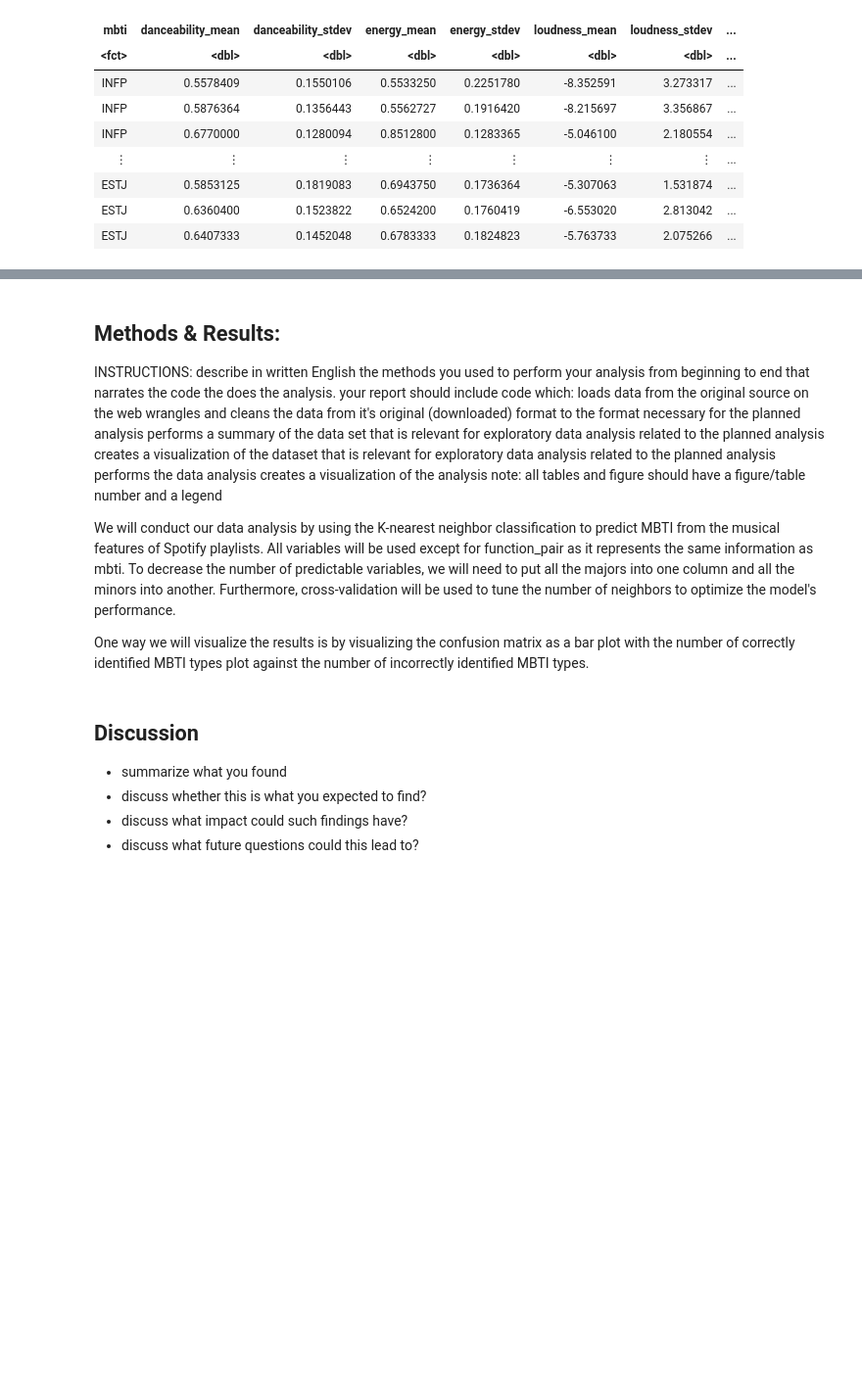
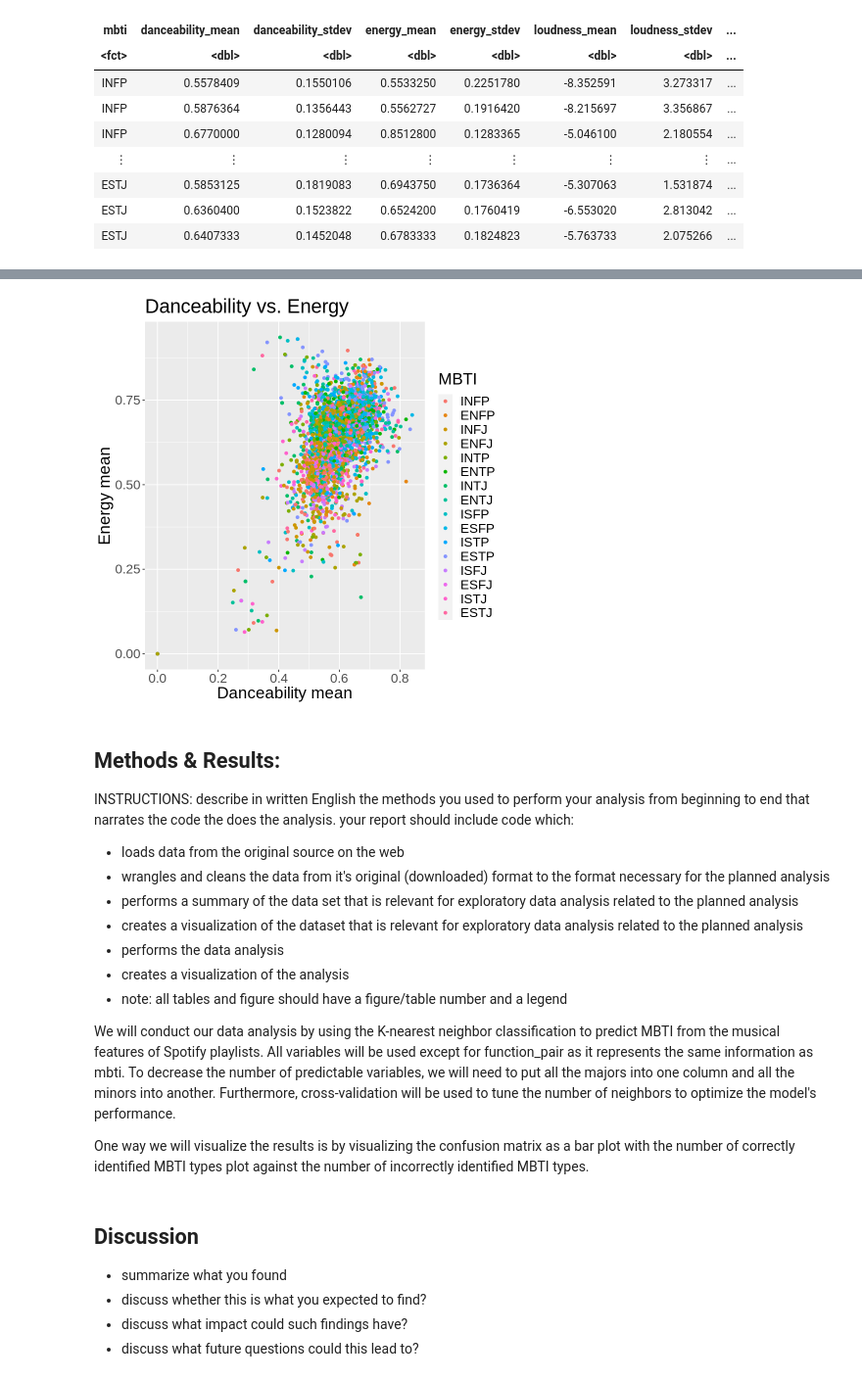
Before and after one commit to ccliang4/dsci-100-2022w1-sec-005-group-28, a Jupyter notebook: Group Project Report.ipynb, the cells around one changed output, grey strips where cells are left out. Shown at 98% size. Drawn from its saved outputs; the diff is of its cells as text; code cells hidden in the pictures; blank space fills up the shorter version.

```diff
--- a/Group Project Report.ipynb
+++ b/Group Project Report.ipynb
@@ -92,16 +191,31 @@ spotify_mbti_test <- testing(spotify_split)
+# %%
+# Plot danceability vs energy
+danceability_energy_mean <- spotify_mbti_train |>
+    ggplot(aes(x = danceability_mean,
+               y = energy_mean,
+               colour = mbti)) +
+    geom_point() +
+    labs(x = "Danceability mean",
+             y = "Energy mean",
+            colour = 'MBTI') +
+    ggtitle("Danceability vs. Energy") +
+    theme(text = element_text(size = 20))
+danceability_energy_mean
+# %% [output]
+[figure, added]
 # %% [markdown]
 ## Methods & Results:
 
 INSTRUCTIONS:
 describe in written English the methods you used to perform your analysis from beginning to end that narrates the code the does the analysis.
 your report should include code which:
-loads data from the original source on the web
-wrangles and cleans the data from it's original (downloaded) format to the format necessary for the planned analysis
-performs a summary of the data set that is relevant for exploratory data analysis related to the planned analysis
-creates a visualization of the dataset that is relevant for exploratory data analysis related to the planned analysis
-performs the data analysis
-creates a visualization of the analysis
-note: all tables and figure should have a figure/table number and a legend
+* loads data from the original source on the web
+* wrangles and cleans the data from it's original (downloaded) format to the format necessary for the planned analysis
+* performs a summary of the data set that is relevant for exploratory data analysis related to the planned analysis
+* creates a visualization of the dataset that is relevant for exploratory data analysis related to the planned analysis
+* performs the data analysis
+* creates a visualization of the analysis
+* note: all tables and figure should have a figure/table number and a legend
 
 
 We will conduct our data analysis by using the K-nearest neighbor classification to predict MBTI from the musical features of Spotify playlists. All variables will be used except for function_pair as it represents the same information as mbti. To decrease the number of predictable variables, we will need to put all the majors into one column and all the minors into another. Furthermore, cross-validation will be used to tune the number of neighbors to optimize the model's performance.
```
Also changed, not shown: parts of 9 cells of this notebook.
